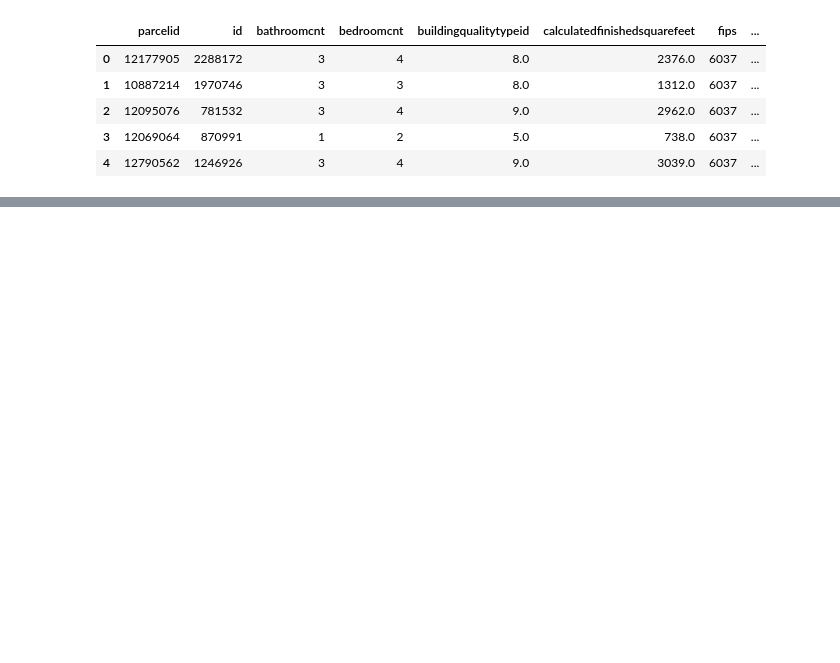
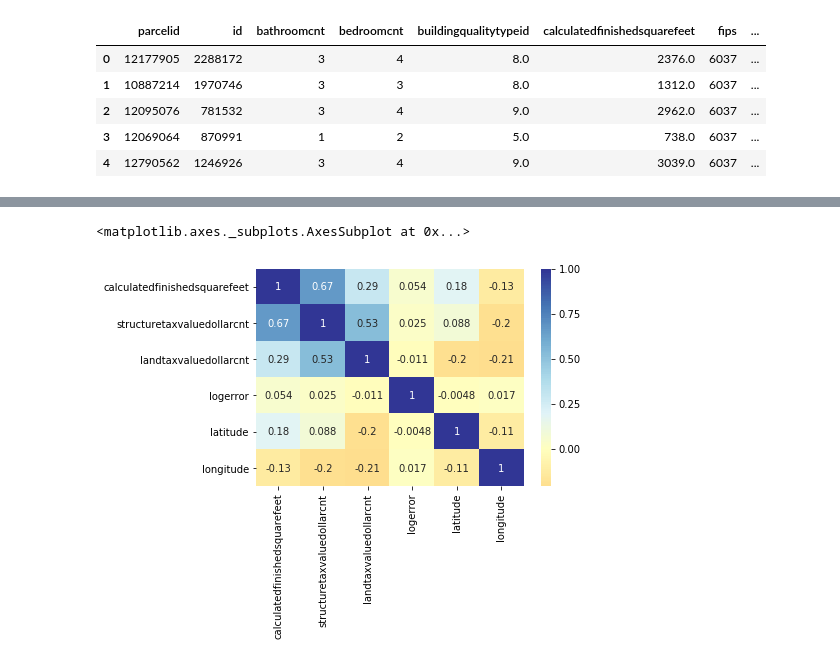
Before and after one commit to Osdorn-Typewriter-Repair/osdorn_project, a Jupyter notebook: osdorn_paddy.ipynb, the cells around one changed output, grey strips where cells are left out. Saved outputs shown, nothing was run; the diff lists cells and outputs as text; code cells hidden in the pictures; blank space fills up the shorter version.

```diff
--- a/osdorn_paddy.ipynb
+++ b/osdorn_paddy.ipynb
@@ -239,0 +391,7 @@ new_df.describe()
+# %%
+corr1 = train[['calculatedfinishedsquarefeet', 'structuretaxvaluedollarcnt', 'landtaxvaluedollarcnt', 'logerror', 'latitude', 'longitude' ]]
+
+sns.heatmap(corr1.corr(), cmap='RdYlBu', annot=True, center=0)
+# %% [output]
+<matplotlib.axes._subplots.AxesSubplot at 0x...>
+[figure, added]
```
Also changed, not shown: parts of 20 cells of this notebook.
